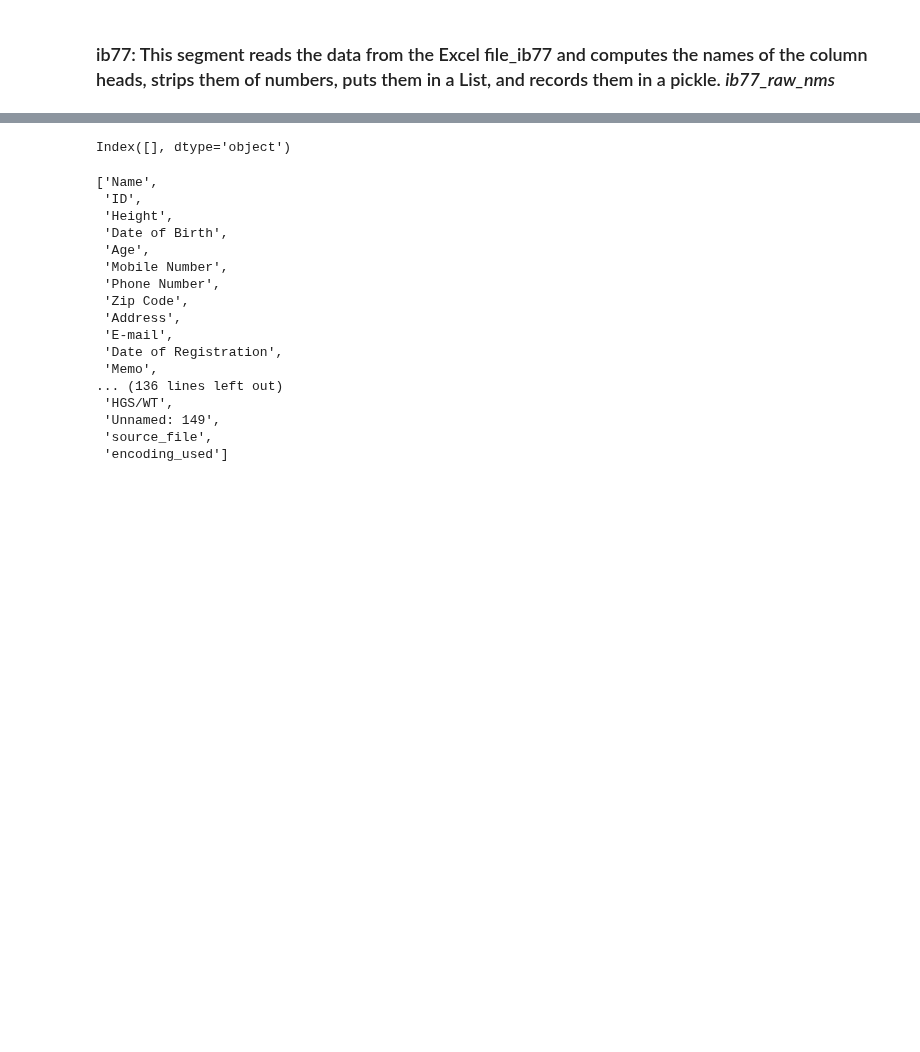
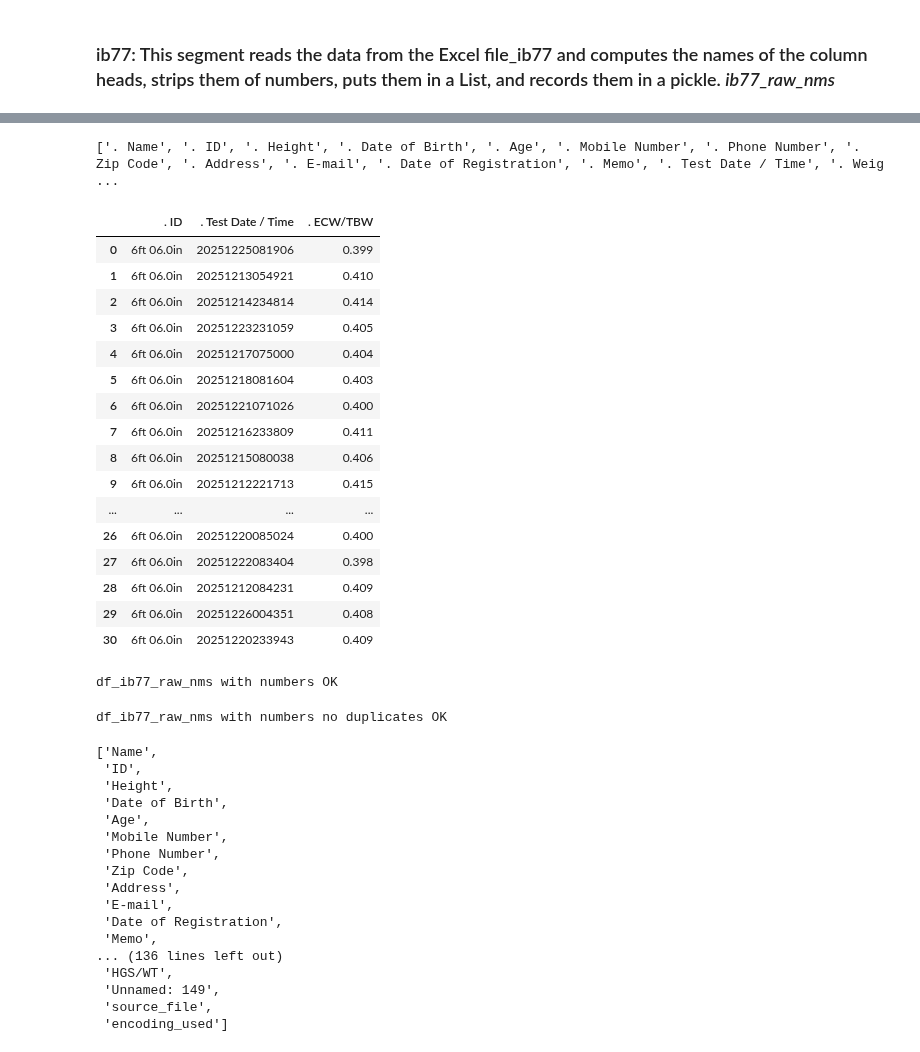
Before and after one commit to 1ratlabs/JL_2, a Jupyter notebook: ib_fls_import.ipynb, the cells around one changed output, grey strips where cells are left out. Saved outputs shown, nothing was run; the diff lists cells and outputs as text; code cells hidden in the pictures; blank space fills up the shorter version.

```diff
--- a/ib_fls_import.ipynb
+++ b/ib_fls_import.ipynb
@@ -68,6 +68,33 @@ NOTE: timestamp = Test Date / Time does not work  use computed time stamp
 7. **"_______________"**
 # %% [markdown]
 ## def functions called in data importing & refinment.
+# %%
+# def strip_numbers_from_columns(df):
+import re
+
+def strip_numbers_from_columns(df):
+    """
+    Removes leading or trailing numbers (and optional separators)
+    from column names without altering descriptor text.
+    Examples cleaned:
+      '1 Weight' → 'Weight'
+      'Weight 1' → 'Weight'
+      '2-Height' → 'Height'
+      '3_TBW' → 'TBW'
+      '4:LBM' → 'LBM'
+    """
+    df = df.copy()
+    new_cols = {}
+
+    for col in df.columns:
+        # Remove leading numbers + separators
+        cleaned = re.sub(r'^\d+[\s\-\_:]*', '', col)
+        # Remove trailing numbers + separators
+        cleaned = re.sub(r'[\s\-\_:]*\d+$', '', cleaned)
+        new_cols[col] = cleaned
+
+    df = df.rename(columns=new_cols)
+    return df
 # %%
 #filling the media cols
 def fill_ib_leading_columns(df):
@@ -382,10 +343,39 @@ df_ib77_raw = universal_import(
+# %%
+df_ib77_nn = strip_numbers_from_columns(df_ib77_raw)
+#verify
+print(list(df_ib77_nn.columns))
+
+df_ib77_nn[['. ID','. Test Date / Time','. ECW/TBW']]  #,"SMM (Skeletal Muscle Mass)" , "Weight" , "BMR (Basal Metabolic Rate)" , "ECW/TBW"]].head(20)
+# %% [output]
+['. Name', '. ID', '. Height', '. Date of Birth', '. Age', '. Mobile Number', '. Phone Number', '. Zip Code', '. Address', '. E-mail', '. Date of Registration', '. Memo', '. Test Date / Time', '. Weig ...
+|  | . ID | . Test Date / Time | . ECW/TBW |
+| 0 | 6ft 06.0in | 20251225081906 | 0.399 |
+| 1 | 6ft 06.0in | 20251213054921 | 0.410 |
+| 2 | 6ft 06.0in | 20251214234814 | 0.414 |
+| 3 | 6ft 06.0in | 20251223231059 | 0.405 |
+| 4 | 6ft 06.0in | 20251217075000 | 0.404 |
+| 5 | 6ft 06.0in | 20251218081604 | 0.403 |
+| 6 | 6ft 06.0in | 20251221071026 | 0.400 |
+| 7 | 6ft 06.0in | 20251216233809 | 0.411 |
+| 8 | 6ft 06.0in | 20251215080038 | 0.406 |
+| 9 | 6ft 06.0in | 20251212221713 | 0.415 |
+| ... | ... | ... | ... |
+| 26 | 6ft 06.0in | 20251220085024 | 0.400 |
+| 27 | 6ft 06.0in | 20251222083404 | 0.398 |
+| 28 | 6ft 06.0in | 20251212084231 | 0.409 |
+| 29 | 6ft 06.0in | 20251226004351 | 0.408 |
+| 30 | 6ft 06.0in | 20251220233943 | 0.409 |
 # %%
 df_ib77_raw_nms = list(df_ib77_raw.columns)
 # VERIFY df_ib77_raw_nms
+print ("df_ib77_raw_nms with numbers OK")
+# %% [output]
+df_ib77_raw_nms with numbers OK
 # %%
 # Testing duplicates in the column titles
 df_ib77_raw.columns[df_ib77_raw.columns.duplicated()]
+print ("df_ib77_raw_nms with numbers no duplicates OK")
 # %% [output]
-Index([], dtype='object')
+df_ib77_raw_nms with numbers no duplicates OK
 # %%
 # strip numbers off So that the identical names in ib77 are the same as 97
```
Also changed, not shown: parts of 67 cells of this notebook, 1 other file.
